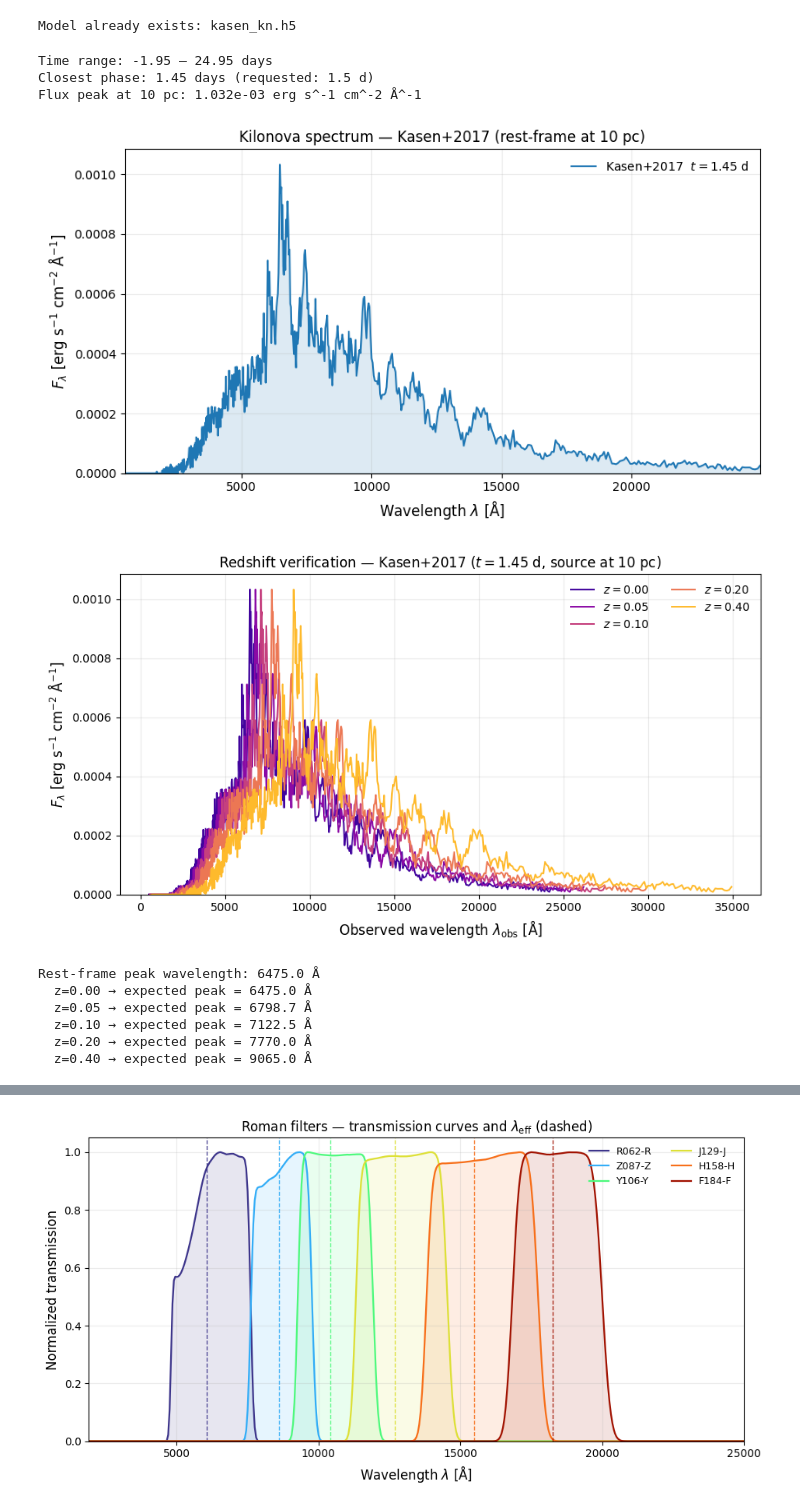
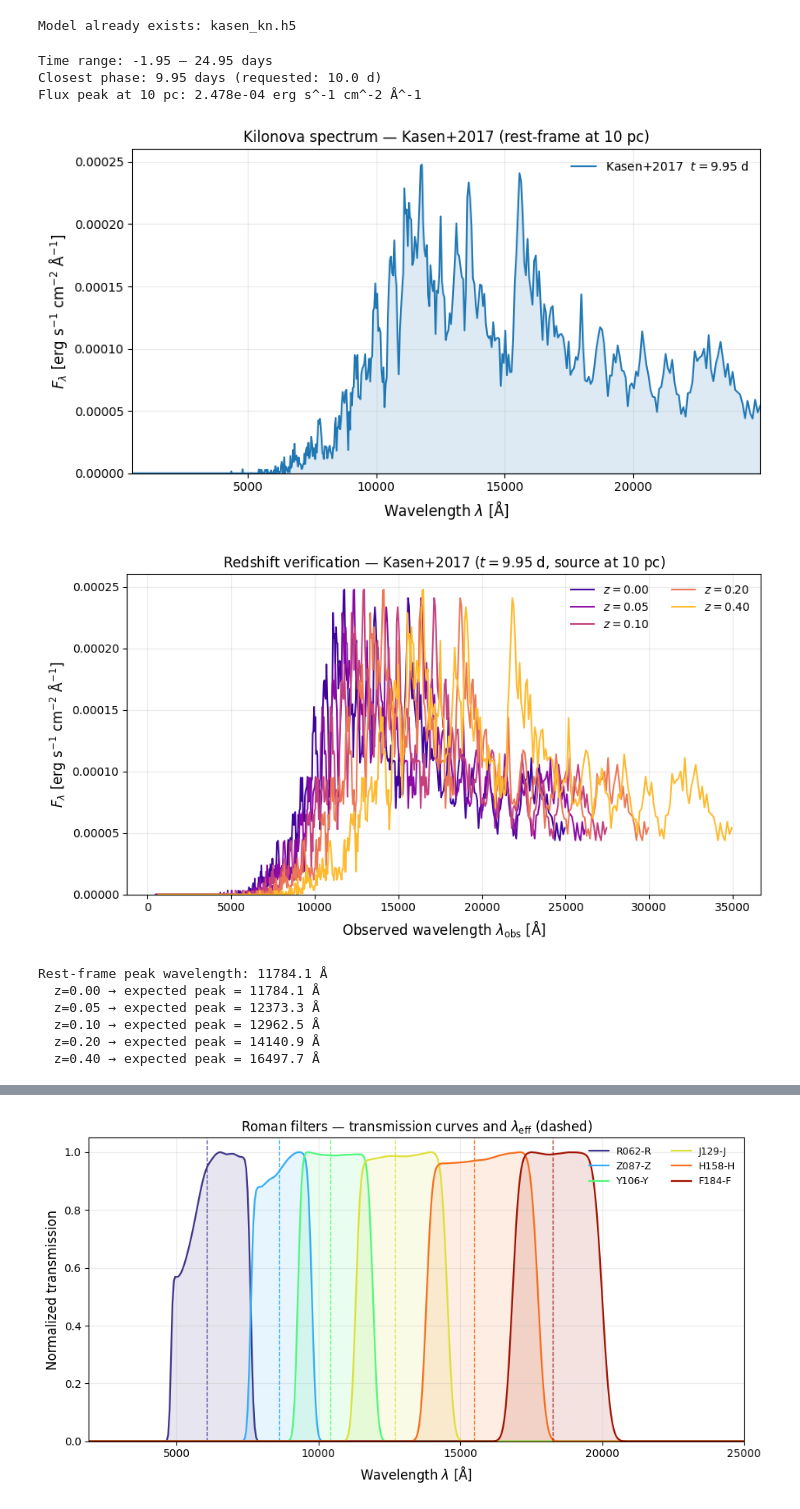
Before and after one commit to Monsalves-Gonzalez-N/Kilonova, a Jupyter notebook: data/dust_generation/Extinction.ipynb, the cells around one changed output, grey strips where cells are left out. Cells and saved outputs as stored; diff of their text form; code cells hidden in the pictures.

```diff
--- a/data/dust_generation/Extinction.ipynb
+++ b/data/dust_generation/Extinction.ipynb
@@ -225,37 +225,37 @@ def plot_kilonova_spectrum(wavelength, flux_lambda, phase_days, distance_parsec=
     )
     axis.set_xlim(wavelength.min(), wavelength.max())
     axis.set_ylim(bottom=0)
     axis.legend(frameon=False, fontsize=10)
     axis.grid(alpha=0.25)
     plt.tight_layout()
     plt.show()
 
 
 def load_kilonova_spectrum(model_file, target_phase_days=1.5, distance_parsec=10.0, plot=True):
     wavelength, flux_lambda, actual_phase_days, time_days = read_kasen_spectrum(
         model_file,
         target_phase_days=target_phase_days,
         distance_parsec=distance_parsec,
     )
     if plot:
         print(f'Time range: {time_days[0]:.2f} – {time_days[-1]:.2f} days')
         print(f'Closest phase: {actual_phase_days:.2f} days (requested: {target_phase_days} d)')
         print(f'Flux peak at {distance_parsec:.0f} pc: {flux_lambda.max():.3e} erg s^-1 cm^-2 Å^-1')
         plot_kilonova_spectrum(wavelength, flux_lambda, actual_phase_days, distance_parsec=distance_parsec)
     return wavelength, flux_lambda, actual_phase_days
 
 
 wave_kn, flux_kn, kn_phase_days = load_kilonova_spectrum(
     MODEL_FILE,
-    target_phase_days=1.5,
+    target_phase_days=10.0,
     distance_parsec=10.0,
     plot=True,
 )
 # %% [output]
 Time range: -1.95 – 24.95 days
-Closest phase: 1.45 days (requested: 1.5 d)
-Flux peak at 10 pc: 1.032e-03 erg s^-1 cm^-2 Å^-1
+Closest phase: 9.95 days (requested: 10.0 d)
+Flux peak at 10 pc: 2.478e-04 erg s^-1 cm^-2 Å^-1
-[figure, old version]
+[figure, new version]
 # %%
 from specutils import Spectrum
 
@@ -329,13 +329,13 @@ redshift_expected_peaks = verify_redshift_shift(
     plot=True,
 )
 # %% [output]
-[figure, old version]
+[figure, new version]
-Rest-frame peak wavelength: 6475.0 Å
-  z=0.00 → expected peak = 6475.0 Å
-  z=0.05 → expected peak = 6798.7 Å
-  z=0.10 → expected peak = 7122.5 Å
-  z=0.20 → expected peak = 7770.0 Å
-  z=0.40 → expected peak = 9065.0 Å
+Rest-frame peak wavelength: 11784.1 Å
+  z=0.00 → expected peak = 11784.1 Å
+  z=0.05 → expected peak = 12373.3 Å
+  z=0.10 → expected peak = 12962.5 Å
+  z=0.20 → expected peak = 14140.9 Å
+  z=0.40 → expected peak = 16497.7 Å
 # %%
 from dust_extinction.parameter_averages import F99
 
```
Also changed, not shown: parts of 19 cells of this notebook, 23 other files.
